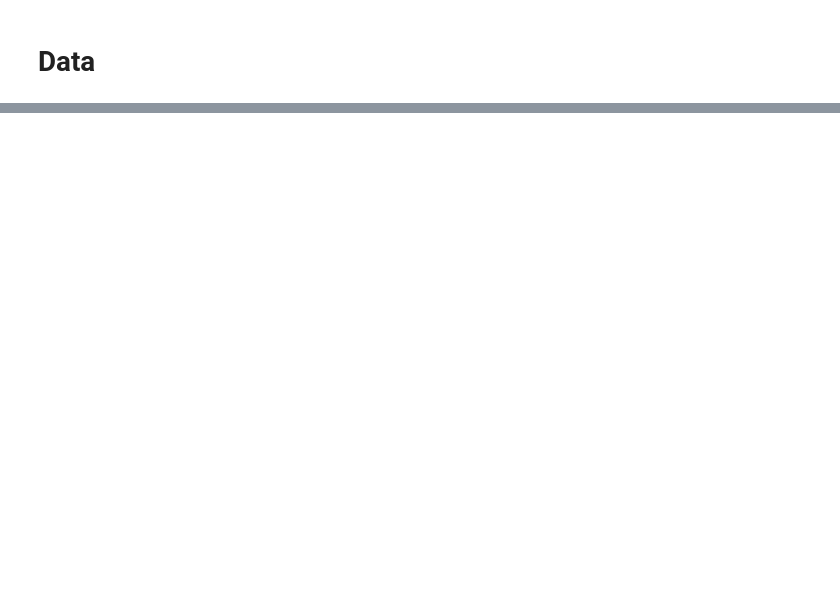
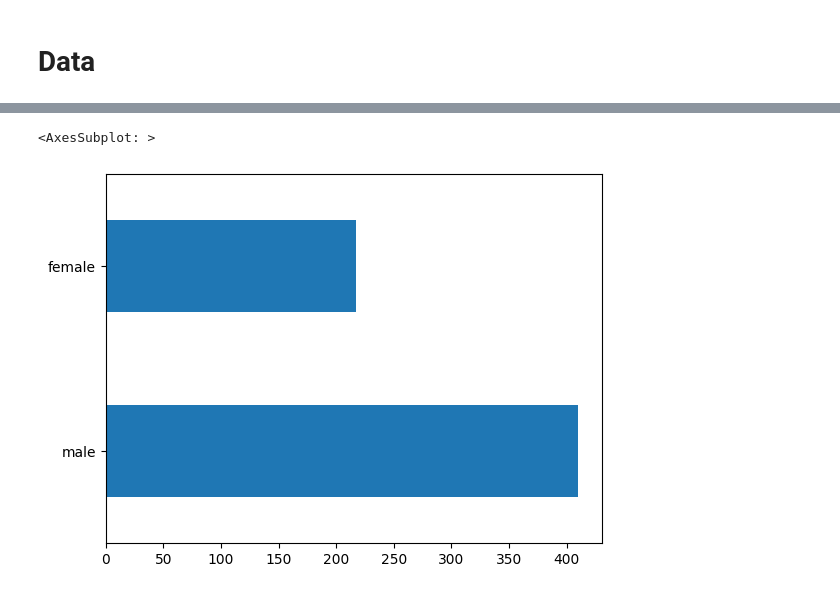
Before and after one commit to Edgaus/Python, a Jupyter notebook: Notes/Machine Learning/Core Learning Algorithms.ipynb, the cells around one changed output, grey strips where cells are left out. Cells and saved outputs as stored; diff of their text form; code cells hidden in the pictures; blank space fills up the shorter version.

```diff
--- a/Notes/Machine Learning/Core Learning Algorithms.ipynb
+++ b/Notes/Machine Learning/Core Learning Algorithms.ipynb
@@ -52,0 +136,5 @@ dfeval = pd.read_csv('https://storage.googleapis.com/tf-datasets/titanic/eval.cs
+# %%
+dftrain.sex.value_counts().plot( kind='barh' )
+# %% [output]
+<AxesSubplot: >
+[figure, added]
```
Also changed, not shown: parts of 18 cells of this notebook.
